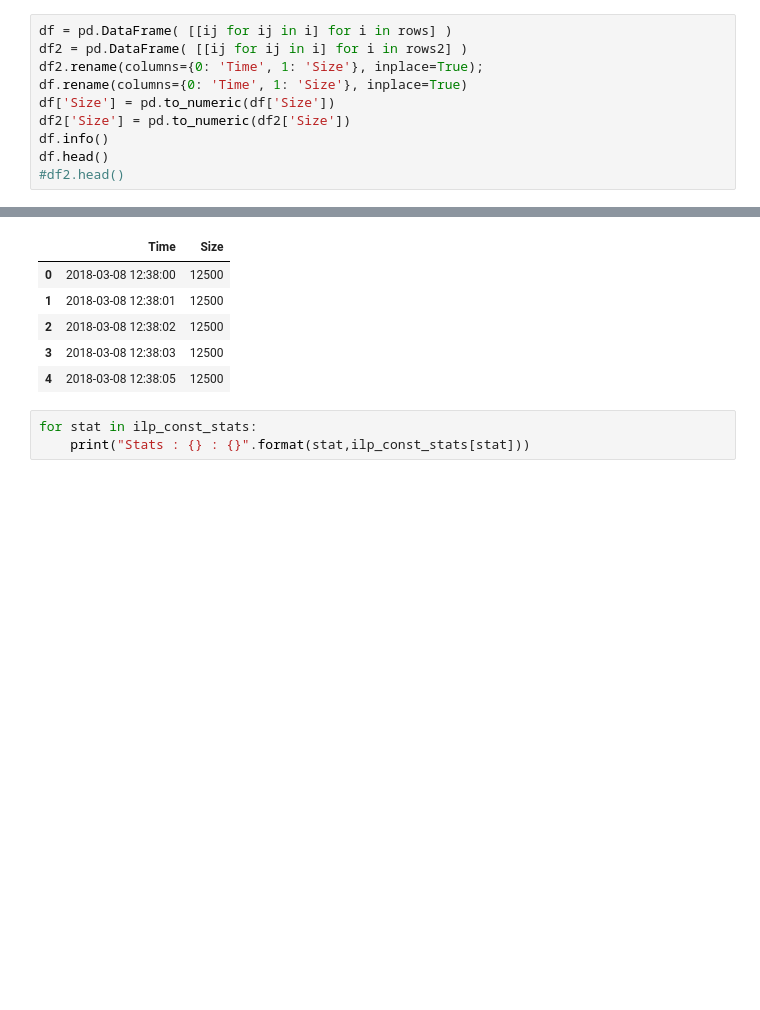
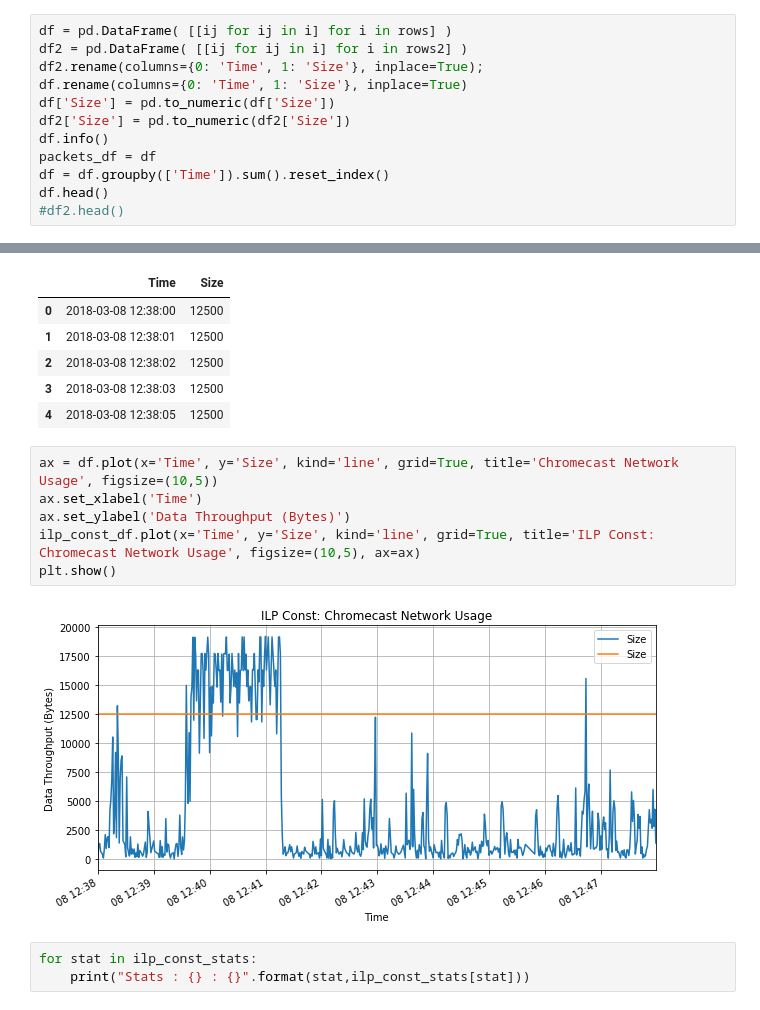
Before and after one commit to ayanpatel/iot-sec, a Jupyter notebook: plotDB.ipynb, the cells around one changed output, grey strips where cells are left out. Cells and saved outputs as stored; diff of their text form; blank space fills up the shorter version.

Commit message:
ilp const graph

```diff
--- a/plotDB.ipynb
+++ b/plotDB.ipynb
@@ -27,6 +28,8 @@ df.rename(columns={0: 'Time', 1: 'Size'}, inplace=True)
 df['Size'] = pd.to_numeric(df['Size'])
 df2['Size'] = pd.to_numeric(df2['Size'])
 df.info()
+packets_df = df
+df = df.groupby(['Time']).sum().reset_index()
 df.head()
 #df2.head()
 # %% [output]
@@ -95,6 +98,14 @@ ilp_const_df.head()
 | 2 | 2018-03-08 12:38:02 | 12500 |
 | 3 | 2018-03-08 12:38:03 | 12500 |
 | 4 | 2018-03-08 12:38:05 | 12500 |
+# %%
+ax = df.plot(x='Time', y='Size', kind='line', grid=True, title='Chromecast Network Usage', figsize=(10,5))
+ax.set_xlabel('Time')
+ax.set_ylabel('Data Throughput (Bytes)')
+ilp_const_df.plot(x='Time', y='Size', kind='line', grid=True, title='ILP Const: Chromecast Network Usage', figsize=(10,5), ax=ax)
+plt.show()
+# %% [output]
+[figure, added]
 # %%
 for stat in ilp_const_stats:
     print("Stats : {} : {}".format(stat,ilp_const_stats[stat]))
```
Also changed, not shown: parts of 2 cells of this notebook.
